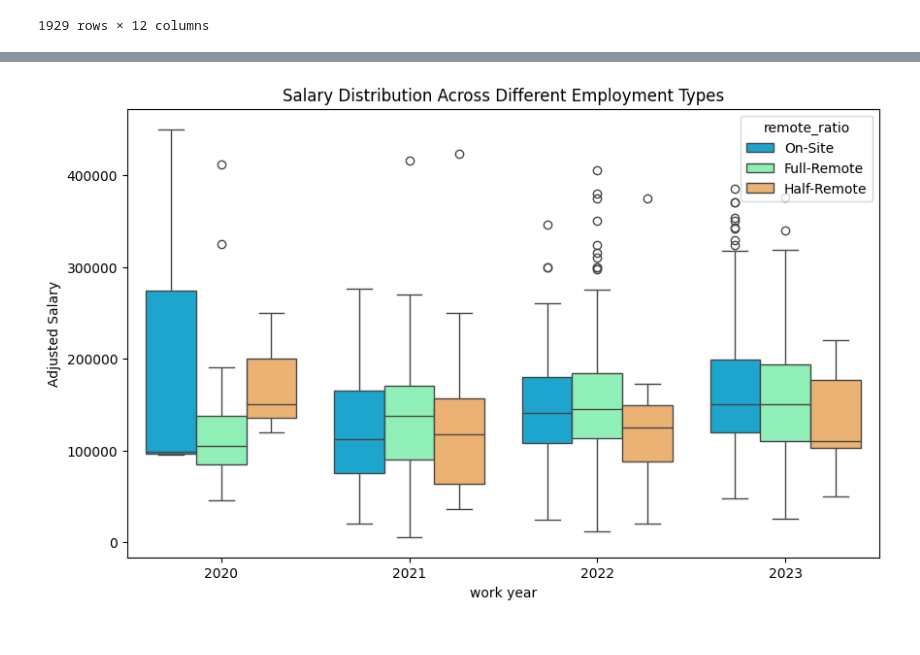
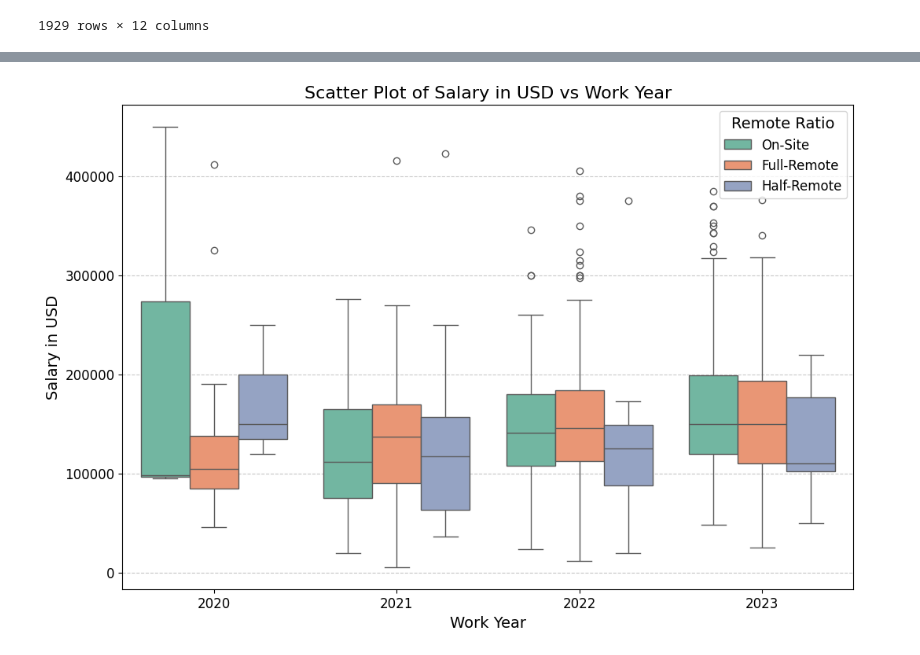
Before and after one commit to Raju-jrDev/Data-Science-job-analysis, a Jupyter notebook: main.ipynb, the cells around one changed output, grey strips where cells are left out. Drawn from its saved outputs; the diff is of its cells as text; code cells hidden in the pictures.

```diff
--- a/main.ipynb
+++ b/main.ipynb
@@ -161,9 +224,13 @@ df
 # %%
-plt.figure(figsize=(10, 6))
-sns.boxplot(data=df, x='work_year', y='salary_in_usd', palette='rainbow' , hue='remote_ratio')
-plt.title('Salary Distribution Across Different Employment Types')
-plt.xlabel('work year')
-plt.ylabel('Adjusted Salary')
+plt.figure(figsize=(12, 8))
+sns.boxplot(data=df, x='work_year', y='salary_in_usd', palette='Set2', hue='remote_ratio')
+plt.title('Scatter Plot of Salary in USD vs Work Year', fontsize=16)
+plt.xlabel('Work Year', fontsize=14)
+plt.ylabel('Salary in USD', fontsize=14)
+plt.xticks(fontsize=12)
+plt.yticks(fontsize=12)
+plt.legend(title='Remote Ratio', fontsize=12, title_fontsize=14)
+plt.grid(axis='y', linestyle='--', alpha=0.7)
 plt.show()
 # %% [output]
-[figure, old version]
+[figure, new version]
```
Also changed, not shown: parts of 9 cells of this notebook.
